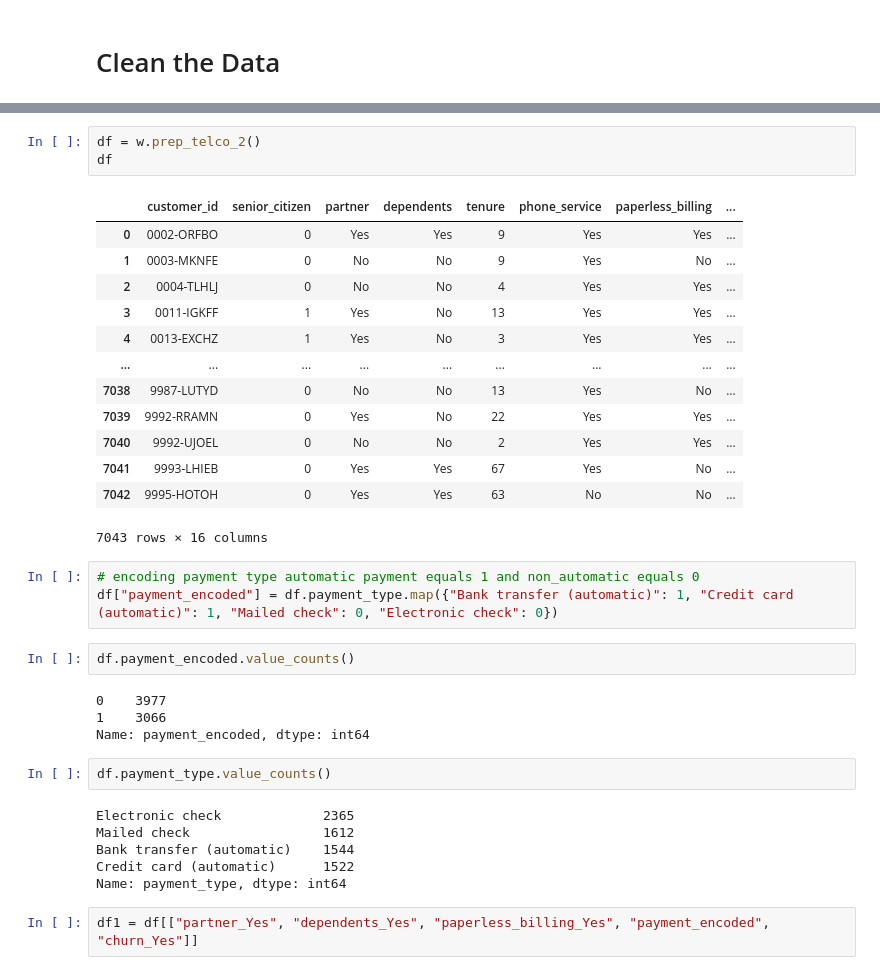
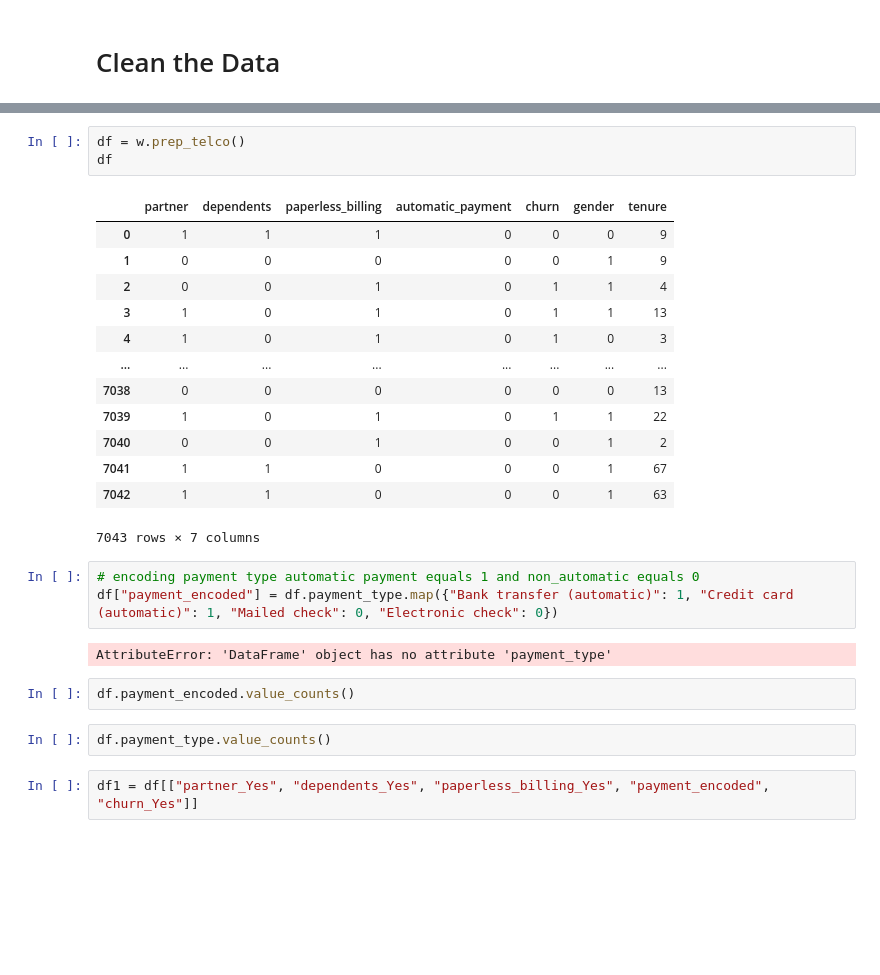
Before and after one commit to Keila-Camarillo/telco_project, a Jupyter notebook: non_final_report.ipynb, the cells around one changed output, grey strips where cells are left out. Saved outputs shown, nothing was run; the diff lists cells and outputs as text; blank space fills up the shorter version.

```diff
--- a/non_final_report.ipynb
+++ b/non_final_report.ipynb
@@ -121,37 +208,29 @@ df.shape
 # %%
-df = w.prep_telco_2()
+df = w.prep_telco()
 df
 # %% [output]
-|  | customer_id | senior_citizen | partner | dependents | tenure | phone_service | paperless_billing | ... |
-| 0 | 0002-ORFBO | 0 | Yes | Yes | 9 | Yes | Yes | ... |
-| 1 | 0003-MKNFE | 0 | No | No | 9 | Yes | No | ... |
-| 2 | 0004-TLHLJ | 0 | No | No | 4 | Yes | Yes | ... |
-| 3 | 0011-IGKFF | 1 | Yes | No | 13 | Yes | Yes | ... |
-| 4 | 0013-EXCHZ | 1 | Yes | No | 3 | Yes | Yes | ... |
-| ... | ... | ... | ... | ... | ... | ... | ... | ... |
-| 7038 | 9987-LUTYD | 0 | No | No | 13 | Yes | No | ... |
-| 7039 | 9992-RRAMN | 0 | Yes | No | 22 | Yes | Yes | ... |
-| 7040 | 9992-UJOEL | 0 | No | No | 2 | Yes | Yes | ... |
-| 7041 | 9993-LHIEB | 0 | Yes | Yes | 67 | Yes | No | ... |
-| 7042 | 9995-HOTOH | 0 | Yes | Yes | 63 | No | No | ... |
+|  | partner | dependents | paperless_billing | automatic_payment | churn | gender | tenure |
+| 0 | 1 | 1 | 1 | 0 | 0 | 0 | 9 |
+| 1 | 0 | 0 | 0 | 0 | 0 | 1 | 9 |
+| 2 | 0 | 0 | 1 | 0 | 1 | 1 | 4 |
+| 3 | 1 | 0 | 1 | 0 | 1 | 1 | 13 |
+| 4 | 1 | 0 | 1 | 0 | 1 | 0 | 3 |
+| ... | ... | ... | ... | ... | ... | ... | ... |
+| 7038 | 0 | 0 | 0 | 0 | 0 | 0 | 13 |
+| 7039 | 1 | 0 | 1 | 0 | 1 | 1 | 22 |
+| 7040 | 0 | 0 | 1 | 0 | 0 | 1 | 2 |
+| 7041 | 1 | 1 | 0 | 0 | 0 | 1 | 67 |
+| 7042 | 1 | 1 | 0 | 0 | 0 | 1 | 63 |
-7043 rows × 16 columns
+7043 rows × 7 columns
 # %%
 # encoding payment type automatic payment equals 1 and non_automatic equals 0
 df["payment_encoded"] = df.payment_type.map({"Bank transfer (automatic)": 1, "Credit card (automatic)": 1, "Mailed check": 0, "Electronic check": 0})
+# %% [output]
+AttributeError: 'DataFrame' object has no attribute 'payment_type'
 # %%
 df.payment_encoded.value_counts()
-# %% [output]
-0    3977
-1    3066
-Name: payment_encoded, dtype: int64
 # %%
 df.payment_type.value_counts()
-# %% [output]
-Electronic check             2365
-Mailed check                 1612
-Bank transfer (automatic)    1544
-Credit card (automatic)      1522
-Name: payment_type, dtype: int64
 # %%
 df1 = df[["partner_Yes", "dependents_Yes", "paperless_billing_Yes", "payment_encoded", "churn_Yes"]]
 # %%
```
Also changed, not shown: parts of 90 cells of this notebook, 7 other files.
